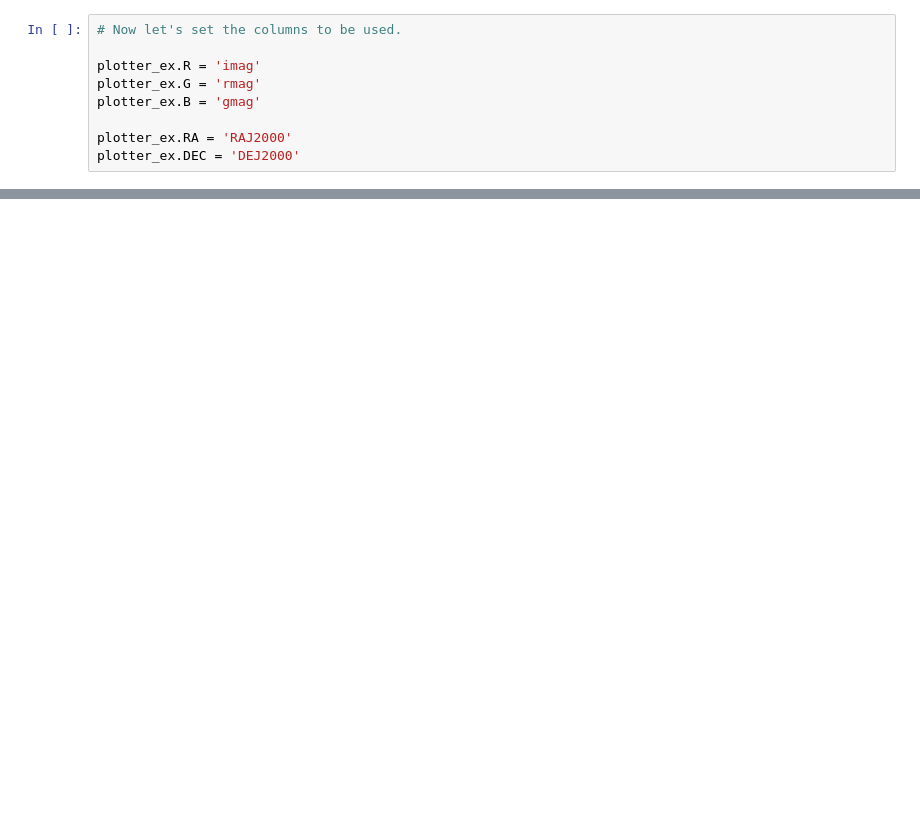
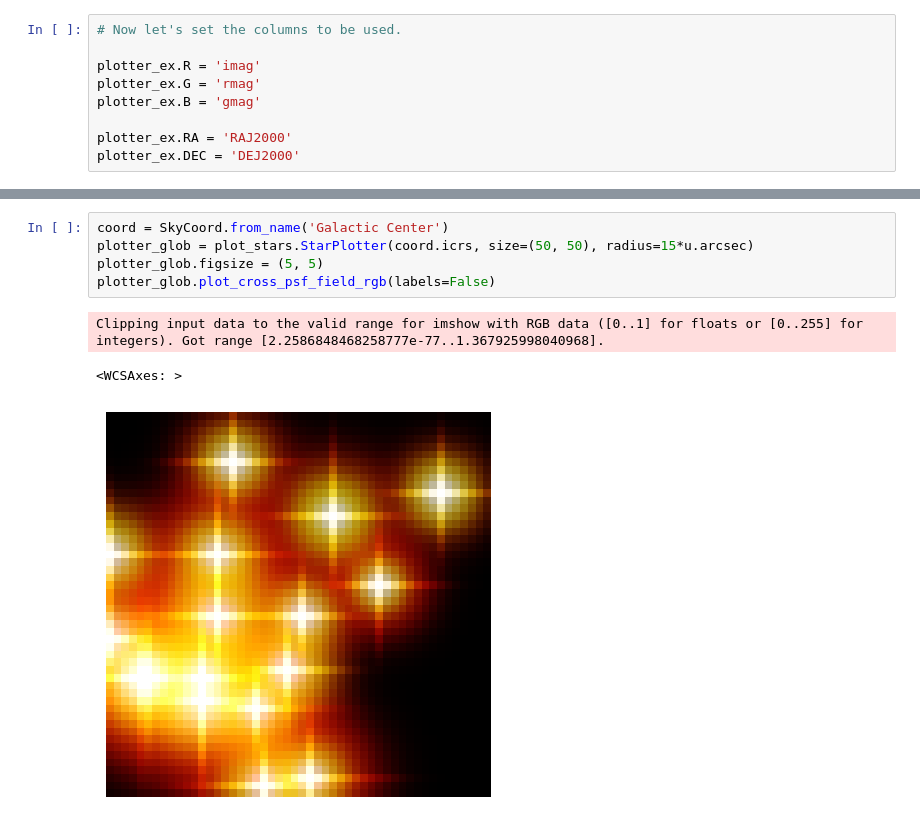
Before and after one commit to SpacialTree/astropixel, a Jupyter notebook: notebooks/astropixel_example.ipynb, the cells around one changed output, grey strips where cells are left out. Cells and saved outputs as stored; diff of their text form; blank space fills up the shorter version.

```diff
--- a/notebooks/astropixel_example.ipynb
+++ b/notebooks/astropixel_example.ipynb
@@ -129,0 +170,9 @@ plotter_ex.plot_cross_psf_field_rgb()
+# %%
+coord = SkyCoord.from_name('Galactic Center')
+plotter_glob = plot_stars.StarPlotter(coord.icrs, size=(50, 50), radius=15*u.arcsec)
+plotter_glob.figsize = (5, 5)
+plotter_glob.plot_cross_psf_field_rgb(labels=False)
+# %% [output]
+Clipping input data to the valid range for imshow with RGB data ([0..1] for floats or [0..255] for integers). Got range [2.2586848468258777e-77..1.367925998040968].
+<WCSAxes: >
+[figure, added]
```
Also changed, not shown: parts of 10 cells of this notebook.
